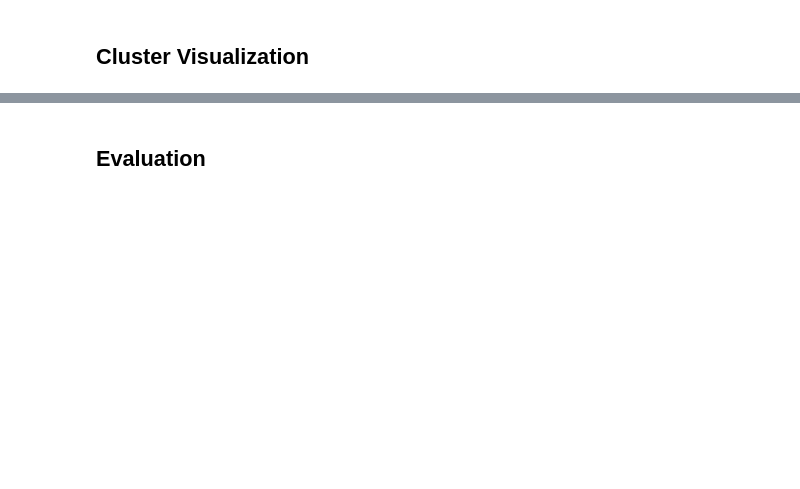
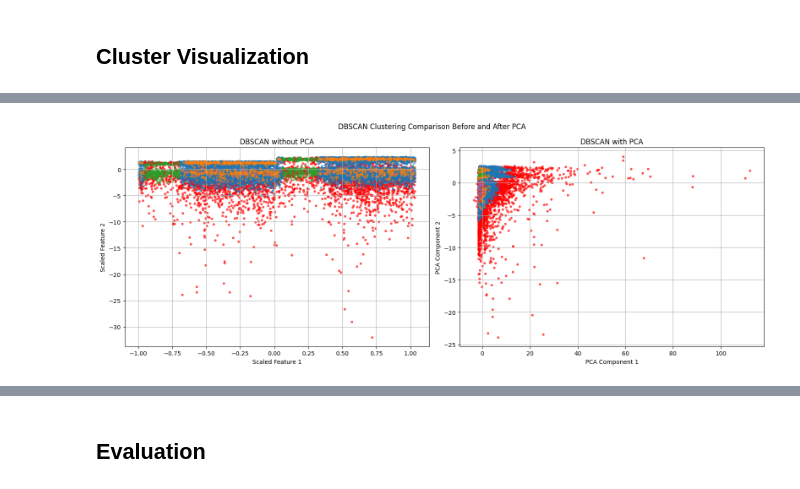
Before and after one commit to DOHA-BASEM3/FINAL-PROJECT, a Jupyter notebook: Ghena_Preprocessing_PCA_tSNE.ipynb, the cells around one changed output, grey strips where cells are left out. Cells and saved outputs as stored; diff of their text form; code cells hidden in the pictures; blank space fills up the shorter version.

```diff
--- a/Ghena_Preprocessing_PCA_tSNE.ipynb
+++ b/Ghena_Preprocessing_PCA_tSNE.ipynb
@@ -788,39 +838,77 @@ plt.show()
 # %%
-# Comparing DBSCAN performance before and after PCA
-# to evaluate the effect of dimensionality reduction
-X_scaled_sample = np.asarray(X_scaled[:10000])
-X_pca_sample = np.asarray(X_sample)
+# ===============================
+# DBSCAN Comparison Visualization
+# ===============================
+
+# Compare DBSCAN clustering results before and after PCA
+# to evaluate the effect of dimensionality reduction.
+
 fig, axes = plt.subplots(1, 2, figsize=(16, 6))
-# Without PCA
+
+# Convert scaled data to NumPy array if needed
+X_scaled_plot = X_scaled_final.values if hasattr(X_scaled_final, "values") else X_scaled_final
+
+# ---------- DBSCAN without PCA ----------
 for label in np.unique(labels_scaled):
     mask = labels_scaled == label
-    color = 'red' if label == -1 else plt.cm.tab20(label % 20)
+
+    if label == -1:
+        color = "red"
+        label_name = "Noise / Potential Anomalies"
+        point_size = 10
+        alpha_value = 0.6
+    else:
+        color = plt.cm.tab10(label % 10)
+        label_name = f"Cluster {label}"
+        point_size = 8
+        alpha_value = 0.5
 
     axes[0].scatter(
-        X_scaled_sample[mask, 0],
-        X_scaled_sample[mask, 1],
+        X_scaled_plot[mask, 0],
+        X_scaled_plot[mask, 1],
         c=[color],
-        s=10,
-        alpha=0.6
+        s=point_size,
+        alpha=alpha_value,
+        label=label_name
     )
-axes[0].set_title("DBSCAN Without PCA")
-axes[0].set_xlabel("Feature 1")
-axes[0].set_ylabel("Feature 2")
+
+axes[0].set_title("DBSCAN without PCA")
+axes[0].set_xlabel("Scaled Feature 1")
+axes[0].set_ylabel("Scaled Feature 2")
 axes[0].grid(True)
 
-# With PCA
-for label in np.unique(best_labels):
-    mask = best_labels == label
-    color = 'red' if label == -1 else plt.cm.tab20(label % 20)
+
+# ---------- DBSCAN with PCA ----------
+for label in np.unique(labels_pca):
+    mask = labels_pca == label
+
+    if label == -1:
+        color = "red"
+        label_name = "Noise / Potential Anomalies"
+        point_size = 10
+        alpha_value = 0.6
+    else:
+        color = plt.cm.tab10(label % 10)
+        label_name = f"Cluster {label}"
+        point_size = 8
+        alpha_value = 0.5
+
     axes[1].scatter(
-        X_pca_sample[mask, 0],
-        X_pca_sample[mask, 1],
+        X_pca_final[mask, 0],
+        X_pca_final[mask, 1],
         c=[color],
-        s=10,
-        alpha=0.6 )
-axes[1].set_title("DBSCAN With PCA")
+        s=point_size,
+        alpha=alpha_value,
+        label=label_name
+    )
+
+axes[1].set_title("DBSCAN with PCA")
 axes[1].set_xlabel("PCA Component 1")
 axes[1].set_ylabel("PCA Component 2")
 axes[1].grid(True)
+
+plt.suptitle("DBSCAN Clustering Comparison Before and After PCA")
 plt.tight_layout()
 plt.show()
+# %% [output]
+[figure, added]
```
Also changed, not shown: parts of 22 cells of this notebook.
